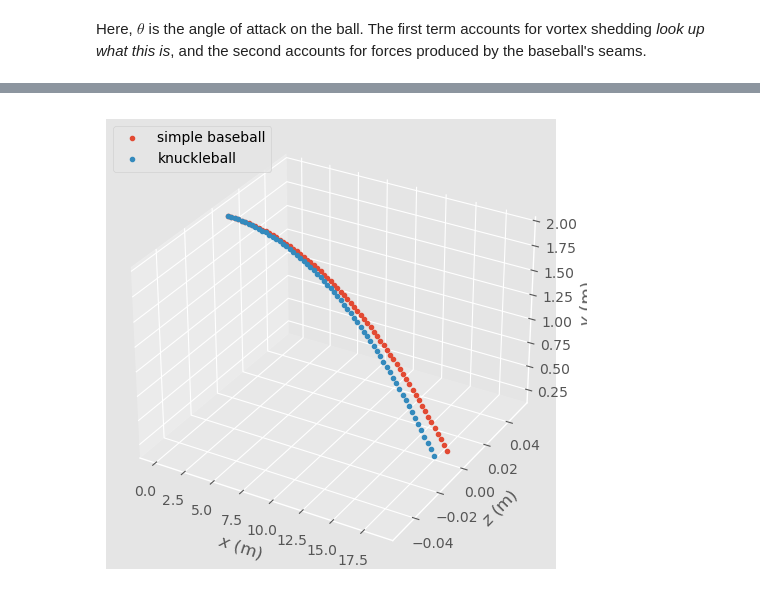
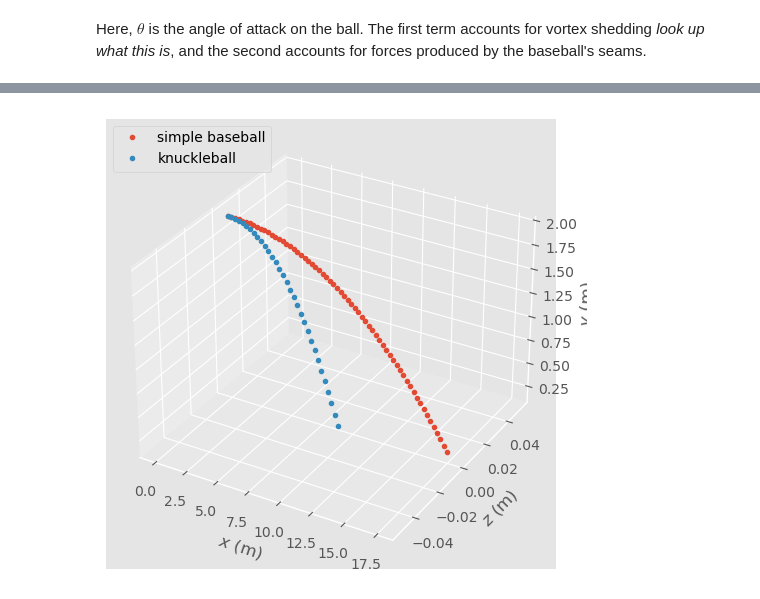
Before and after one commit to jistanto/honors-contract, a Jupyter notebook: Work/scratch.ipynb, the cells around one changed output, grey strips where cells are left out. Saved outputs shown, nothing was run; the diff lists cells and outputs as text; code cells hidden in the pictures.

Commit message:
some more plots to troubleshoot C_L_knuckleball function

```diff
--- a/Work/scratch.ipynb
+++ b/Work/scratch.ipynb
@@ -59,6 +61,7 @@ np.sqrt(stag_x**2+stag_y**2+stag_z**2) #checking that the stagnation point is on
 def C_L_knuckleball(S):
     theta = S
     # vortex shedding term:
+    a0 = 0.0634*1e3
     t1 = a0*np.sin(4*theta - np.pi)
 
     # seam term:
@@ -68,26 +71,10 @@ def C_L_knuckleball(S):
         dist_seam[s_i] = np.sqrt((x[s_i]-stag_x)**2 + (y[s_i]-stag_y)**2 + (z[s_i]-stag_z)**2)
         s_star = z[s_i]
     d = 2 * R # ball diameter
-    a1 = 0.0062
+    a1 = 0.0062*1e3
 
     t2 = a1*np.sum(((np.sin((np.linalg.norm(dist_seam)*np.pi / (2*d) + np.pi/2) * np.sign(stag_z - s_star)))))
     return t1 + t2
 
-
-# #vortex shedding term:
-# theta = np.pi/3
-# t1 = a0*np.sin(4*theta - np.pi)
-
-# # seam term
-# dist_seam = np.zeros(alpha.shape[0])
-# s_star = np.zeros(alpha.shape[0])
-# for s_i in range(alpha.shape[0]):
-#     dist_seam[s_i] = np.sqrt((x[s_i]-stag_x)**2 + (y[s_i]-stag_y)**2 + (z[s_i]-stag_z)**2)
-#     s_star = z[s_i]
-# d = 2 * R # ball diameter
-# a1 = 0.0062
-
-# t2 = a1*np.sum(((np.sin((np.linalg.norm(dist_seam)*np.pi / (2*d) + np.pi/2) * np.sign(stag_z - s_star)))))
+def C_L(S):
+    return 0.62 * S**0.7
-# %%
-C_L = t1 + t2
-C_L
@@ -96,9 +81,4 @@ C_L
 # %%
-# simple baseball:
-
-def C_L(S):
-    return 0.62 * S**0.7
-
 def simulate_baseball(v0, omega, r0=None,
                       h=0.01, C_D=0.40, g=9.81, rho=1.225,
                       r=0.07468/2, m=0.14883,
@@ -153,11 +133,11 @@ def simulate_baseball(v0, omega, r0=None,
         v = y[3:]
         dv = np.linalg.norm(v)
         S = r*domega/dv
+        print(S)
         if knuckleball:
-            a_magnus = 0.5 * C_L_knuckleball(S) * rhoArm / S * np.cross(omega, v)
+            a_magnus = 0.5 * C_L_knuckleball(S*50) * rhoArm / S * np.cross(omega, v)
         else:
             a_magnus = 0.5 * C_L(S) * rhoArm / S * np.cross(omega, v)
-#         print(a_magnus)
         a_drag = -b2/m * dv * v
         a = a_gravity + a_drag + a_magnus
         return np.array([y[3], y[4], y[5],
@@ -168,7 +148,8 @@ def simulate_baseball(v0, omega, r0=None,
     y = np.array([r0[0], r0[1], r0[2], v0[0], v0[1], v0[2]], dtype=np.float64)
     positions = [[t, y[0], y[1], y[2]]] # record t, x and y, z
 
-    while y[0] < R_homeplate and y[1] >= 0.2:
+#     while y[0] < R_homeplate and y[1] >= 0.2:
+    while y[0] < R_homeplate and y[1] >= 0:
         t += h
         y[:] = ode.rk4(y, f, t, h)
         positions.append([t, y[0], y[1], y[2]])  # record t, x and y, z
@@ -177,15 +178,14 @@ def simulate_baseball(v0, omega, r0=None,
 # %%
-r = simulate_baseball([30, 0, 0], omega=50 * np.array([0,0,1]))
-r2 = simulate_baseball([30, 0, 0], omega=50 * np.array([0,0,1]),knuckleball=True)
+r = simulate_baseball([30, 0, 0], omega=0.001 * np.array([0,0,1]))
+r2 = simulate_baseball([30, 0, 0], omega=0.001 * np.array([0,0,1]),knuckleball=True)
 fig = plt.figure()
 ax = fig.add_subplot(111, projection='3d')
 ax.plot(r[:,1], r[:,3], r[:,2], '.', label="simple baseball")
 ax.plot(r2[:,1],r2[:,3],r2[:,2],'.',label='knuckleball')
 ax.set_xlabel("$x$ (m)")
 ax.set_ylabel("$z$ (m)")
 ax.set_zlabel("$y$ (m)")
 ax.legend(loc="upper left", numpoints=1)
 ax.figure.tight_layout()
-# fig.savefig("baseball.png")
 # %% [output]
-[figure, old version]
+[figure, new version]
```
Also changed, not shown: parts of 8 cells of this notebook, 1 other file.
